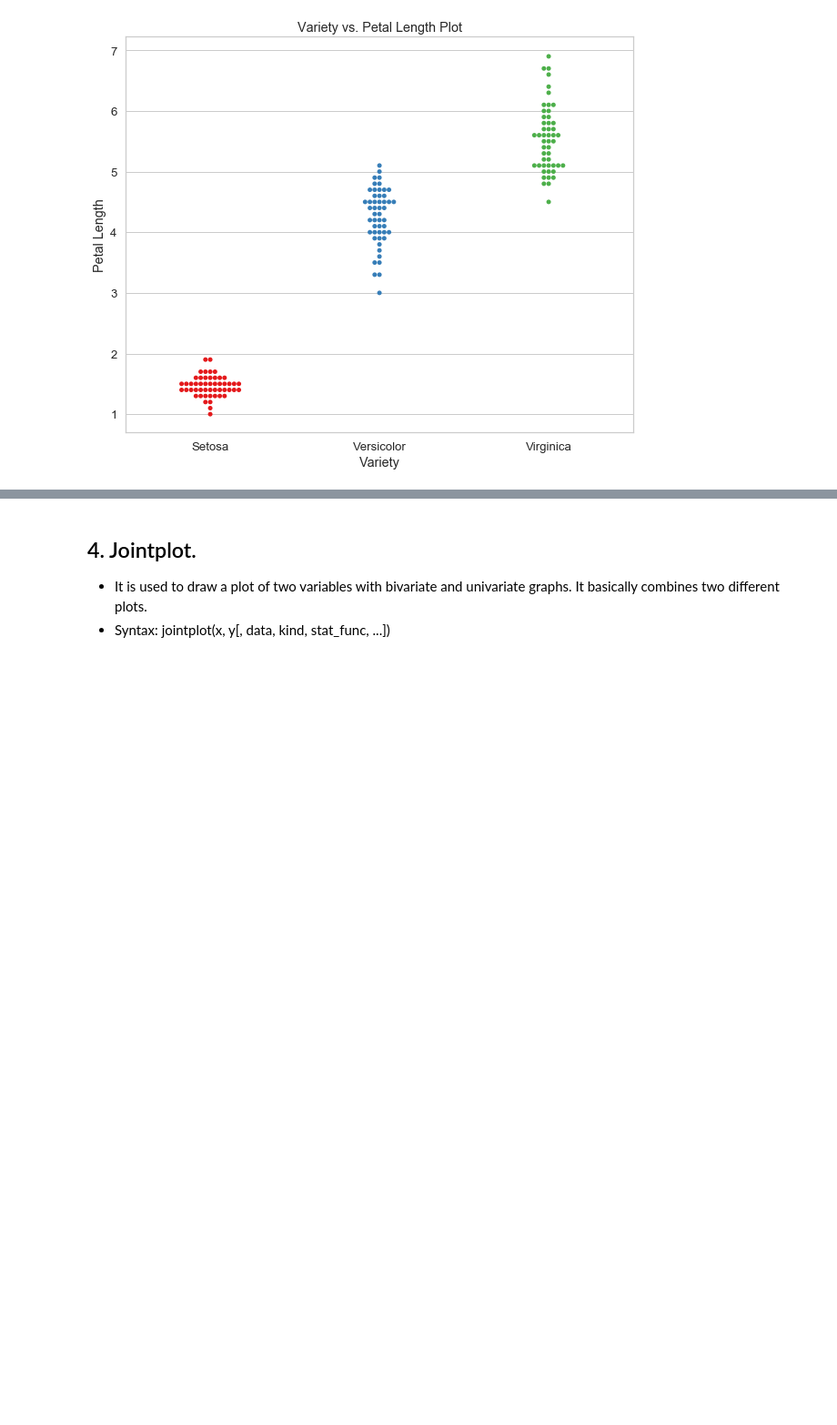
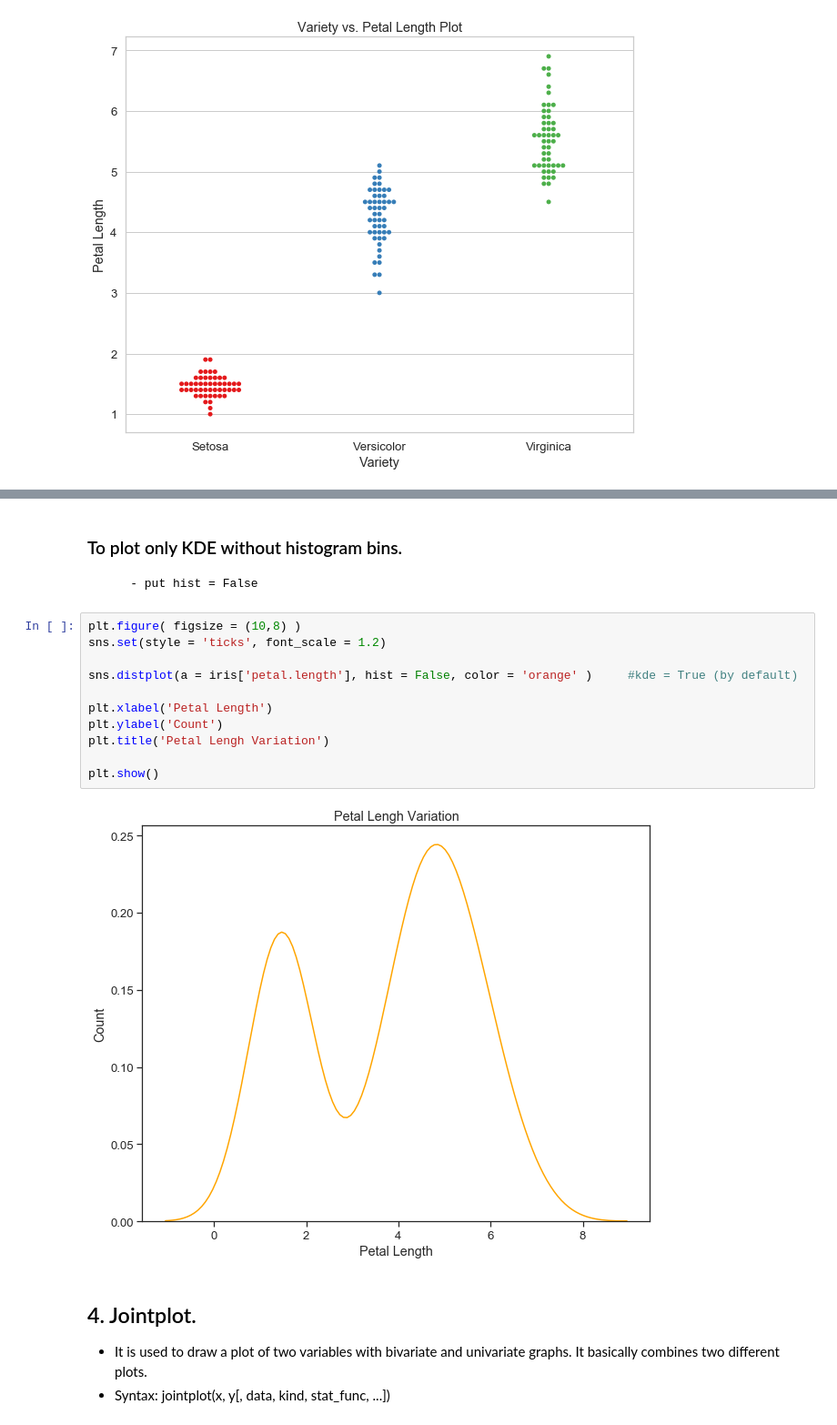
Before and after one commit to sagsshakya/Data-Visualization, a Jupyter notebook: seabonTutorial.ipynb, the cells around one changed output, grey strips where cells are left out. Shown at 91% size. Saved outputs shown, nothing was run; the diff lists cells and outputs as text; blank space fills up the shorter version.

```diff
--- a/seabonTutorial.ipynb
+++ b/seabonTutorial.ipynb
@@ -83,3 +119,19 @@ plt.show()
+# %% [markdown]
+### To plot only KDE without histogram bins.
+        - put hist = False
+# %%
+plt.figure( figsize = (10,8) )
+sns.set(style = 'ticks', font_scale = 1.2)
+
+sns.distplot(a = iris['petal.length'], hist = False, color = 'orange' )     #kde = True (by default)
+
+plt.xlabel('Petal Length')
+plt.ylabel('Count')
+plt.title('Petal Lengh Variation')
+
+plt.show()
+# %% [output]
+[figure, added]
 # %% [markdown]
 ## 4. Jointplot.
 
```
Also changed, not shown: parts of 24 cells of this notebook.
